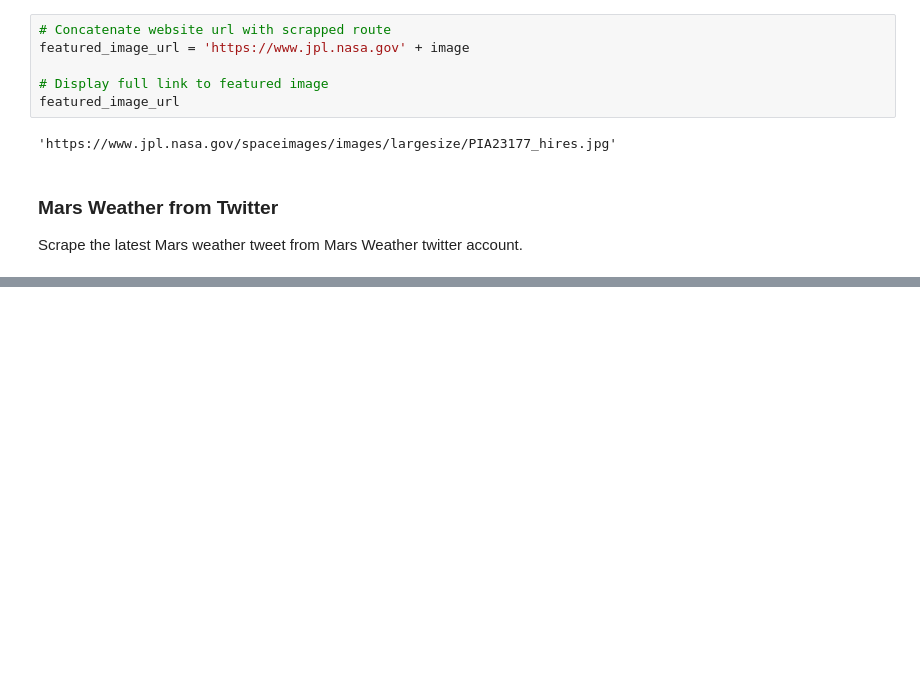
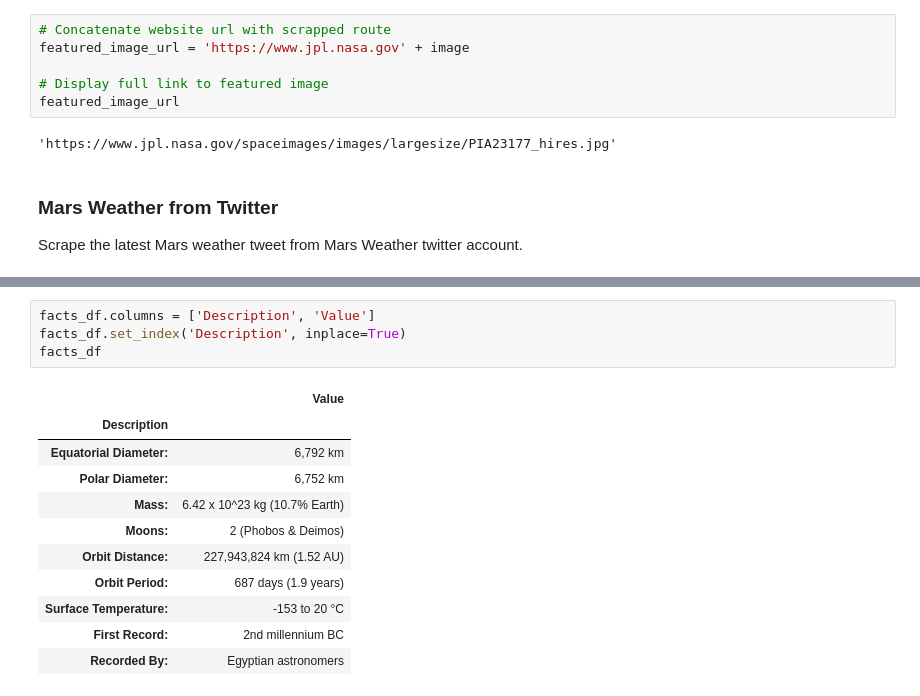
Before and after one commit to CheskaGatus/Mission_To_Mars, a Jupyter notebook: mission_to_mars.ipynb, the cells around one changed output, grey strips where cells are left out. Saved outputs shown, nothing was run; the diff lists cells and outputs as text; blank space fills up the shorter version.

```diff
--- a/mission_to_mars.ipynb
+++ b/mission_to_mars.ipynb
@@ -62,0 +116,16 @@ browser.visit(url_twitter)
+# %%
+facts_df.columns = ['Description', 'Value']
+facts_df.set_index('Description', inplace=True)
+facts_df
+# %% [output]
+|  | Value |
+| Description |  |
+| Equatorial Diameter: | 6,792 km |
+| Polar Diameter: | 6,752 km |
+| Mass: | 6.42 x 10^23 kg (10.7% Earth) |
+| Moons: | 2 (Phobos & Deimos) |
+| Orbit Distance: | 227,943,824 km (1.52 AU) |
+| Orbit Period: | 687 days (1.9 years) |
+| Surface Temperature: | -153 to 20 °C |
+| First Record: | 2nd millennium BC |
+| Recorded By: | Egyptian astronomers |
```
Also changed, not shown: parts of 11 cells of this notebook.
